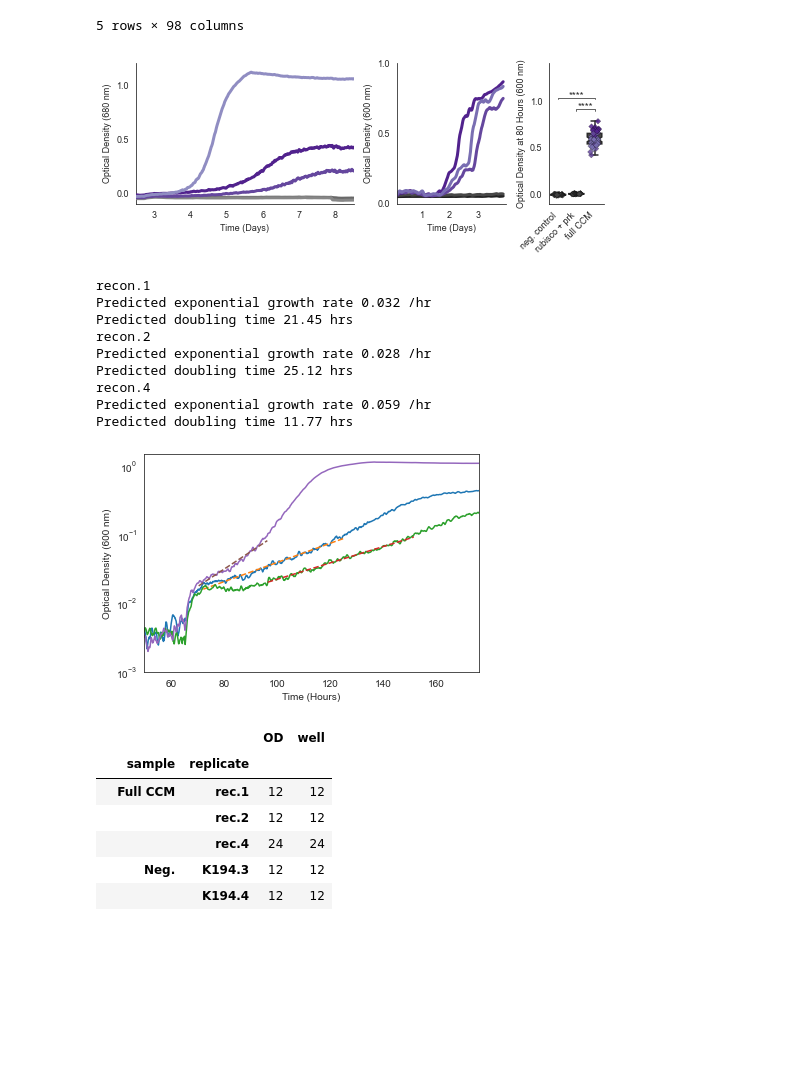
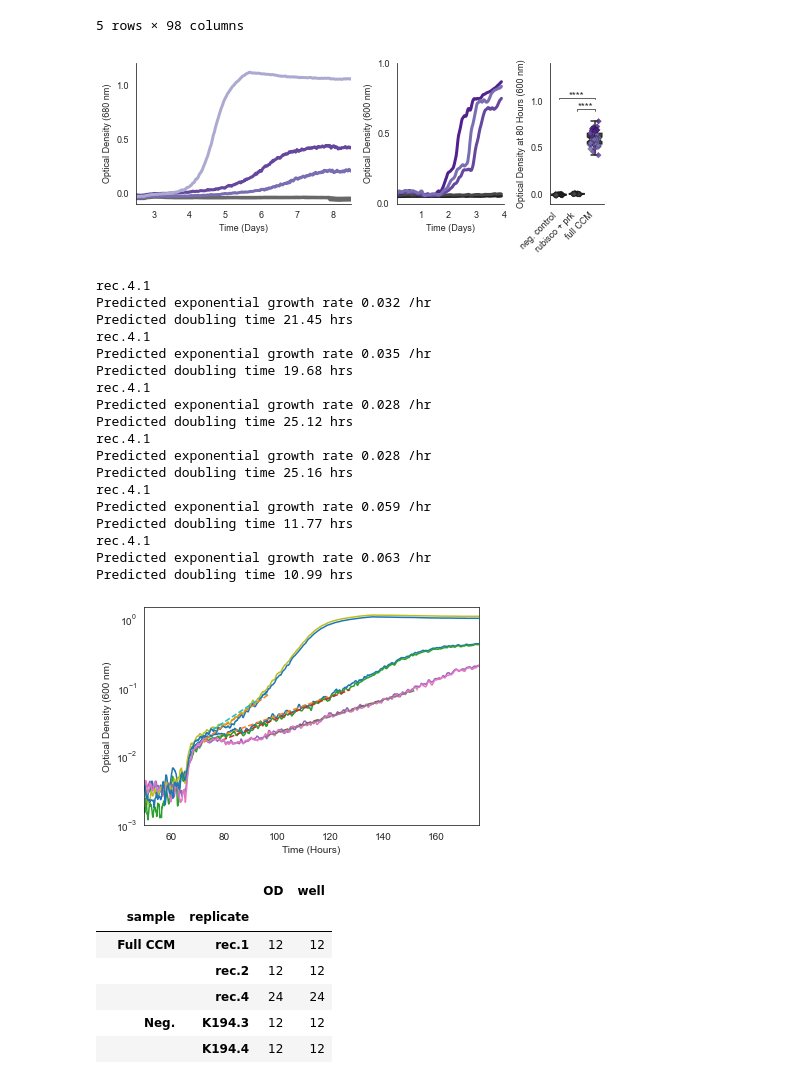
Before and after one commit to flamholz/carboxecoli, a Jupyter notebook: notebooks/Figure 3S2 ambient growth.ipynb, the cells around one changed output. Saved outputs shown, nothing was run; the diff lists cells and outputs as text; code cells hidden in the pictures; blank space fills up the shorter version.

```diff
--- a/notebooks/Figure 3S2 ambient growth.ipynb
+++ b/notebooks/Figure 3S2 ambient growth.ipynb
@@ -9,12 +9,9 @@ from statannot import add_stat_annotation
 from matplotlib import pyplot as plt
 from pltconfig import *
 # %%
-# Fig2S2: replicates and stats for CCMB1:pCB'+pCCM' growth in ambient air
+# Fig3S2: replicates and stats for CCMB1:pCB'+pCCM' growth in ambient air
 # in the bioreactor and also in a plate reader.
 
 # Continuous data from photobioreactor (no lights) from 08/31/19.
 # Growth curves are smoother but slower than continuous data from Spark.
-# Note: first 19 rows are metadata for the experiment.
-bioreactor_continuous_df = pd.read_csv('data/fig3/083119_CCMB1_bioreactor_continuous.csv', skiprows=19)
-# Column names have whitespace off the machine
-bioreactor_continuous_df.columns = [x.strip() for x in bioreactor_continuous_df.columns]
+bioreactor_continuous_df = pd.read_csv('data/fig3/083119_CCMB1_bioreactor_continuous_processed.csv')
@@ -98,22 +64,35 @@ gs = plt.GridSpec(1, 3, width_ratios=[4, 2, 1])
 
 ax0 = plt.subplot(gs[0, 0])
 
-for name, color in sorted(bioreactor_names2plot.items()):
-    # 'key' is the name of the measurement/well we are looking at.
-    key = bioreactor_mapping[name]
+# Plot the negative controls (rubisco + prk)
+for i in [3, 4]:
+    key = 'lsPrk.%d.od-680' % (i)
     my_tube = bioreactor_continuous_df[bioreactor_continuous_df['key'] == key]
 
     # smooth the curves for plotting.
     times = my_tube.time.values
-    ods = pd.Series(my_tube.value.values)
+    ods = my_tube.value
     median_filtered_ods = ods.rolling(5).median()
     smoothed_ods = median_filtered_ods.rolling(10).mean()
-    z = 10
-    if key.startswith('pos'):
-        z = -10
-    plt.plot(times, smoothed_ods, lw=3, color=color, zorder=z)
 
-plt.xticks(np.arange(0, 216, 24), np.arange(0, 220, 24)//24, fontsize=9)
+    color = greys[-3]
+    ax0.plot(times, smoothed_ods, lw=3, color=color)
+
+# Plot the experimental replicates (reconstituted CCM)
+for i in [1, 2, 4]:
+    key = 'recon.%d.od-680' % (i)
+    my_tube = bioreactor_continuous_df[bioreactor_continuous_df['key'] == key]
+
+    # smooth the curves for plotting.
+    times = my_tube.time.values
+    ods = my_tube.value
+    median_filtered_ods = ods.rolling(5).median()
+    smoothed_ods = median_filtered_ods.rolling(10).mean()
+
+    color = purples[-i-1]
+    ax0.plot(times, smoothed_ods, lw=3, color=color)
+
+plt.xticks(np.arange(0, 220, 24), np.arange(0, 220, 24)//24, fontsize=9)
 plt.yticks(np.arange(0.0, 1.01, 0.5), fontsize=9)
 
 plt.xlim(60, 204)
@@ -137,7 +116,7 @@ for i, name in enumerate(full_ccm_bio_reps):
     c = purples[-i-1]
     plt.plot(time_h, smoothed_df[name], color=c, lw=3)
 
-plt.xticks(np.arange(0, 24*4+1, 24), np.arange(0, 4), fontsize=9)
+plt.xticks(np.arange(0, 24*4+1, 24), np.arange(0, 5), fontsize=9)
 plt.yticks(np.arange(0, 1.05, 0.5), fontsize=9)
 plt.xlim(3, 96)
 plt.ylabel('Optical Density (600 nm)', fontsize=9)
@@ -176,14 +155,14 @@ plt.tight_layout()
 plt.savefig('fig3/fig3S2.png', dpi=300)
 plt.show()
 # %% [output]
-[figure, old version]
+[figure, new version]
 # %%
 # Calculate and plot a maximal growth rate for the experimental tubes
 plt.figure()
 plt.yscale('log')
 
-for name, key in bioreactor_mapping.items():
-    if not name.startswith('recon'):
+for key in bioreactor_continuous_df.key.unique():
+    if not key.startswith('recon'):
         continue
     print(name)
 
@@ -198,37 +177,46 @@ for name, key in bioreactor_mapping.items():
 
     mask = np.logical_and(smoothed_ods > 2e-2, smoothed_ods < 0.1)
     log_ods = np.log(smoothed_ods[mask])
     matching_times = times[mask]
 
     res = stats.linregress(matching_times, log_ods)
     pred_log_OD = res.slope*matching_times + res.intercept
     pred_OD = np.exp(pred_log_OD)
 
     print('Predicted exponential growth rate %.2g /hr' % res.slope)
     dt_hrs = np.log(2)/res.slope
     print('Predicted doubling time %.2f hrs' % dt_hrs)
 
     # Add to plot
     plt.plot(times, smoothed_ods)
     plt.plot(matching_times, pred_OD, ls='--')
 
 plt.xlim(50, 176)
 plt.ylim(0.001, 1.5)
 plt.xlabel('Time (Hours)')
 plt.ylabel('Optical Density (600 nm)')
 
 plt.show()
 # %% [output]
-recon.1
+rec.4.1
 Predicted exponential growth rate 0.032 /hr
 Predicted doubling time 21.45 hrs
-recon.2
+rec.4.1
+Predicted exponential growth rate 0.035 /hr
+Predicted doubling time 19.68 hrs
+rec.4.1
 Predicted exponential growth rate 0.028 /hr
 Predicted doubling time 25.12 hrs
-recon.4
+rec.4.1
+Predicted exponential growth rate 0.028 /hr
+Predicted doubling time 25.16 hrs
+rec.4.1
 Predicted exponential growth rate 0.059 /hr
 Predicted doubling time 11.77 hrs
+rec.4.1
+Predicted exponential growth rate 0.063 /hr
+Predicted doubling time 10.99 hrs
-[figure, old version]
+[figure, new version]
 # %%
 # Calculate the number of technical replicates in the plate reader endpoint data.
 spark_endpoint_df.groupby(['sample', 'replicate']).count()
```
Also changed, not shown: parts of 2 cells of this notebook, 21 other files.
